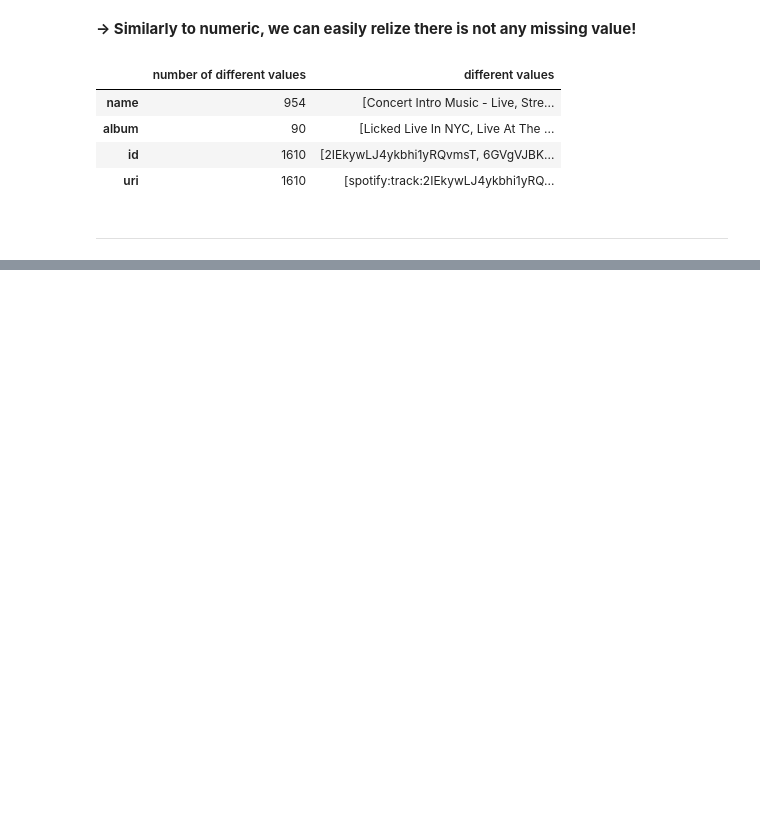
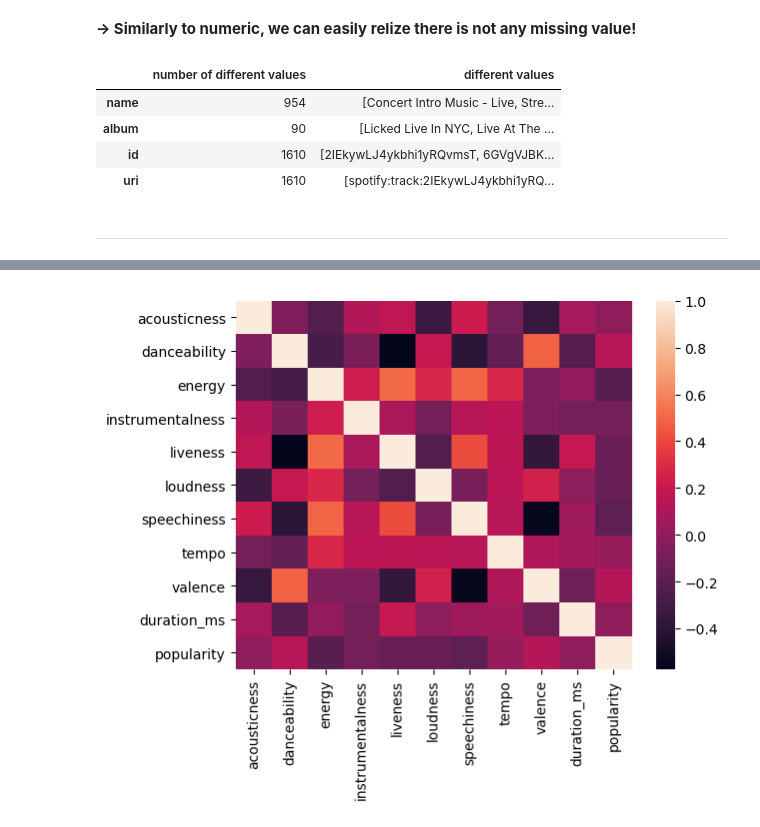
Before and after one commit to TrungTechh/HCMUS_CSC17104-Final-project, a Jupyter notebook: Final_project.ipynb, the cells around one changed output, grey strips where cells are left out. Cells and saved outputs as stored; diff of their text form; code cells hidden in the pictures; blank space fills up the shorter version.

```diff
--- a/Final_project.ipynb
+++ b/Final_project.ipynb
@@ -201,0 +273,8 @@ new_df.shape
+# %%
+popularity_and_properties = properties.tolist()
+popularity_and_properties.append('popularity')
+sns.heatmap(music_20_to_22.loc[:, popularity_and_properties].corr())
+
+plt.show()
+# %% [output]
+[figure, added]
```
Also changed, not shown: parts of 20 cells of this notebook, 1 other file.
